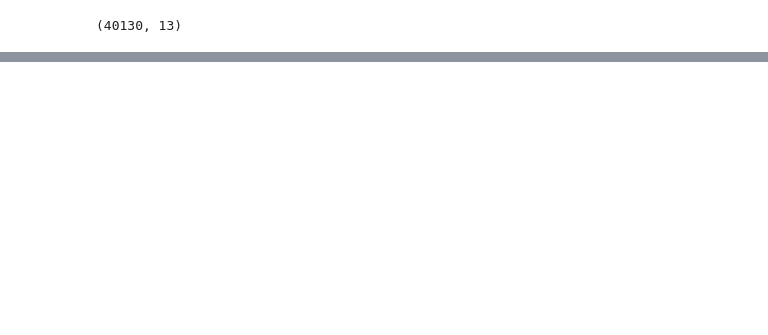
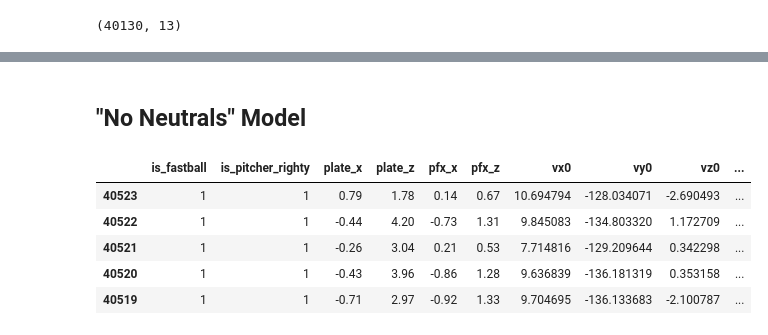
Before and after one commit to ewehmueller/pitch-analysis, a Jupyter notebook: pitch-classification.ipynb, the cells around one changed output, grey strips where cells are left out. Drawn from its saved outputs; the diff is of its cells as text; code cells hidden in the pictures; blank space fills up the shorter version.

```diff
--- a/pitch-classification.ipynb
+++ b/pitch-classification.ipynb
@@ -755,0 +830,12 @@ reds_cleaned_df.head(30)
+# %% [markdown]
+## "No Neutrals" Model
+# %%
+no_neutrals_df = reds_cleaned_df
+no_neutrals_df.head(5)
+# %% [output]
+|  | is_fastball | is_pitcher_righty | plate_x | plate_z | pfx_x | pfx_z | vx0 | vy0 | vz0 | ... |
+| 40523 | 1 | 1 | 0.79 | 1.78 | 0.14 | 0.67 | 10.694794 | -128.034071 | -2.690493 | ... |
+| 40522 | 1 | 1 | -0.44 | 4.20 | -0.73 | 1.31 | 9.845083 | -134.803320 | 1.172709 | ... |
+| 40521 | 1 | 1 | -0.26 | 3.04 | 0.21 | 0.53 | 7.714816 | -129.209644 | 0.342298 | ... |
+| 40520 | 1 | 1 | -0.43 | 3.96 | -0.86 | 1.28 | 9.636839 | -136.181319 | 0.353158 | ... |
+| 40519 | 1 | 1 | -0.71 | 2.97 | -0.92 | 1.33 | 9.704695 | -136.133683 | -2.100787 | ... |
```
Also changed, not shown: parts of 31 cells of this notebook.
